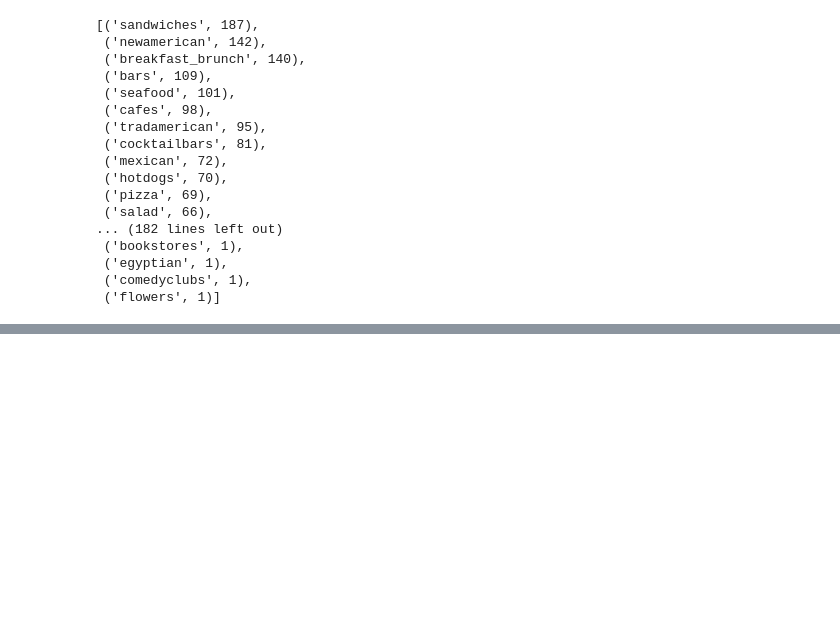
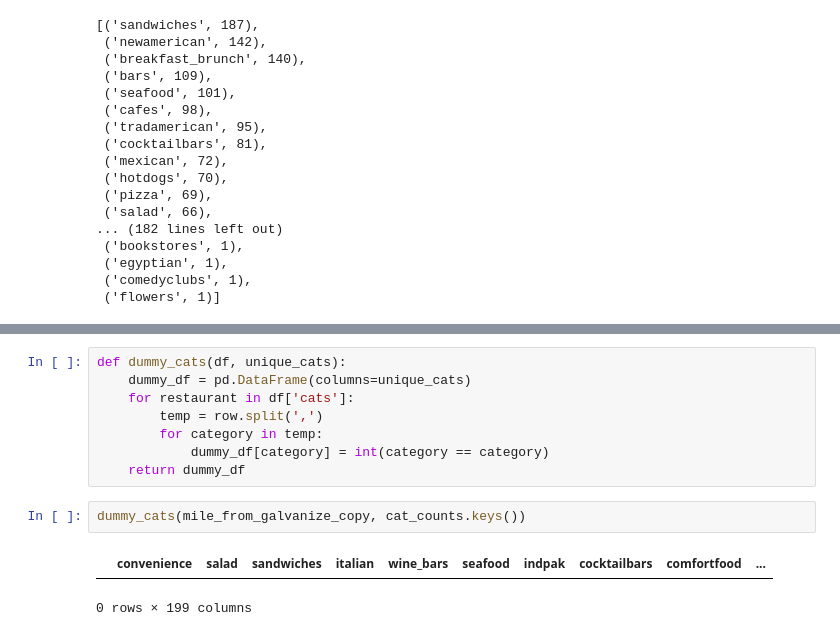
Before and after one commit to Gnishimura/We_Eat, a Jupyter notebook: Mile_From_Galvanize_EDA.ipynb, the cells around one changed output, grey strips where cells are left out. Drawn from its saved outputs; the diff is of its cells as text; blank space fills up the shorter version.

Commit message:
dummy cats fxn

```diff
--- a/Mile_From_Galvanize_EDA.ipynb
+++ b/Mile_From_Galvanize_EDA.ipynb
@@ -192,0 +198,13 @@ ModuleNotFoundError: No module named 'geopy'
+# %%
+def dummy_cats(df, unique_cats):
+    dummy_df = pd.DataFrame(columns=unique_cats)
+    for restaurant in df['cats']:
+        temp = row.split(',')
+        for category in temp:
+            dummy_df[category] = int(category == category)
+    return dummy_df
+# %%
+dummy_cats(mile_from_galvanize_copy, cat_counts.keys())
+# %% [output]
+|  | convenience | salad | sandwiches | italian | wine_bars | seafood | indpak | cocktailbars | comfortfood | ... |
+0 rows × 199 columns
```
Also changed, not shown: parts of 4 cells of this notebook.
